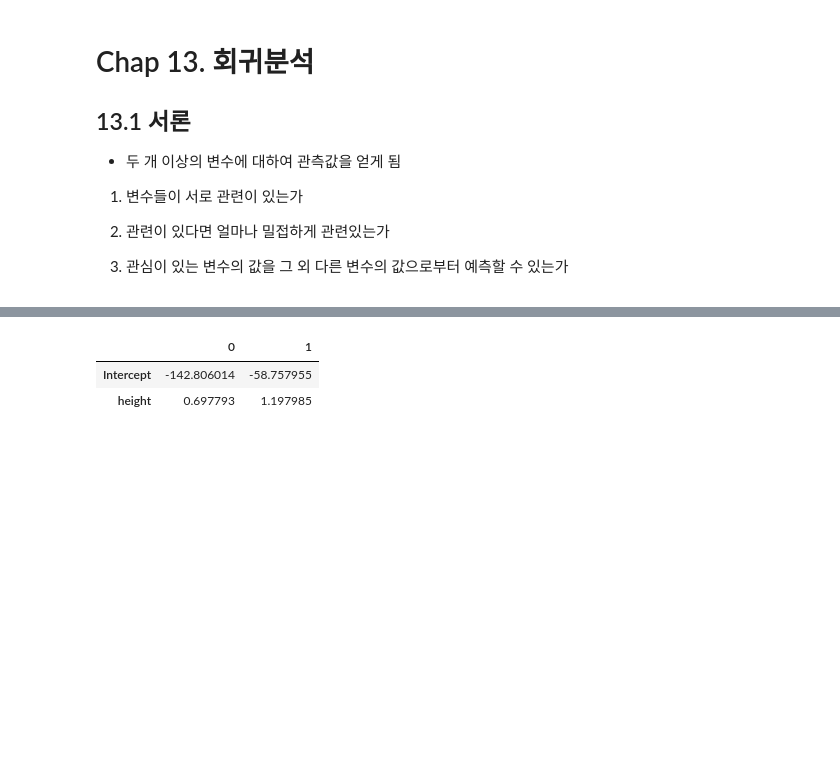
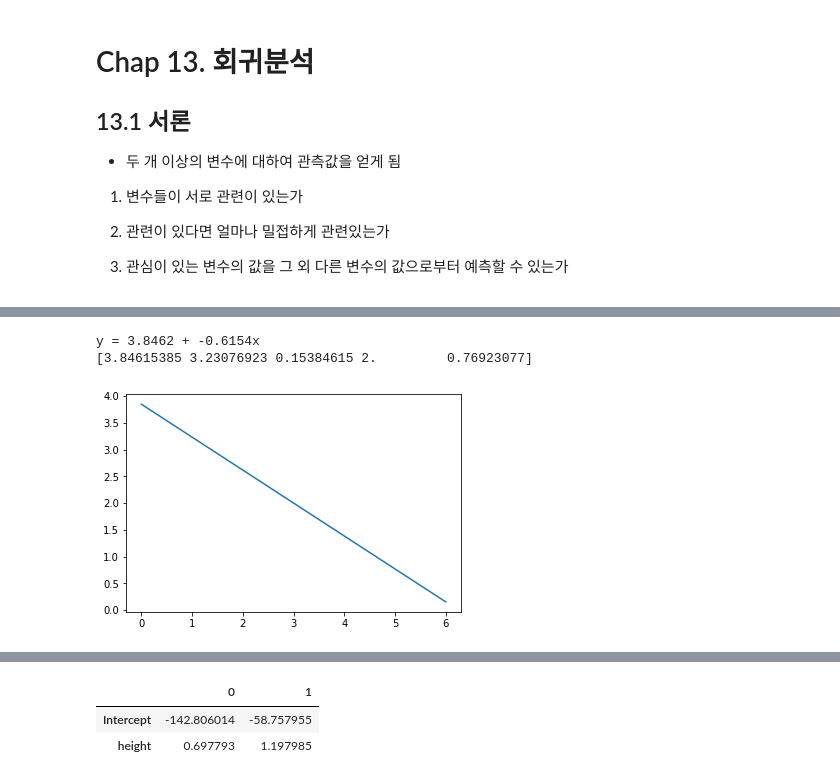
Before and after one commit to klee30810/ADP-study, a Jupyter notebook: stats/pstat/Chap 13. 회귀분석.ipynb, the cells around one changed output, grey strips where cells are left out. Drawn from its saved outputs; the diff is of its cells as text; code cells hidden in the pictures; blank space fills up the shorter version.

```diff
--- a/stats/pstat/Chap 13. 회귀분석.ipynb
+++ b/stats/pstat/Chap 13. 회귀분석.ipynb
@@ -26,0 +92,16 @@ from matplotlib import font_manager, rc, rcParams
+# %%
+# example 2
+x_bar = np.mean(x) ; y_bar = np.mean(y)
+s_xx = np.std(x,ddof=1) ** 2 * (len(x)-1)
+s_yy = np.std(y,ddof=1) ** 2 * (len(y)-1)
+s_xy = np.sum(np.multiply(x,y)) - np.sum(x) * np.sum(y)/len(y)
+
+beta_1 = s_xy / s_xx
+beta_0 = y_bar - beta_1 * x_bar
+
+print(f"y = {beta_0:.4f} + {beta_1:.4f}x")
+
+y_hat = beta_0 + np.multiply(beta_1,x)
+sse = np.sum(np.diff([y_hat, y], axis=0)**2)
+s_hat = sse / (len(y_hat)-2)
+print(sse, s_hat)
@@ -26,0 +119,17 @@ from matplotlib import font_manager, rc, rcParams
+# %%
+# 3
+x_bar = np.mean(x) ; y_bar = np.mean(y)
+s_xx = np.sum(np.power(x,2)) - np.sum(x)**2/len(x)
+s_yy = np.sum(np.power(y,2)) - np.sum(y)**2/len(y)
+s_xy = np.sum(np.multiply(x,y)) - np.sum(x) * np.sum(y) / len(y)
+
+beta_1 = s_xy / s_xx ; beta_0 = y_bar - beta_1 * x_bar
+print(f"y = {beta_0:.4f} + {beta_1:.4f}x")
+
+y_hat = beta_0 + np.multiply(beta_1,x)
+print(y_hat)
+sns.lineplot(x=x, y=y_hat);
+# %% [output]
+y = 3.8462 + -0.6154x
+[3.84615385 3.23076923 0.15384615 2.         0.76923077]
+[figure, added]
```
Also changed, not shown: parts of 27 cells of this notebook.
